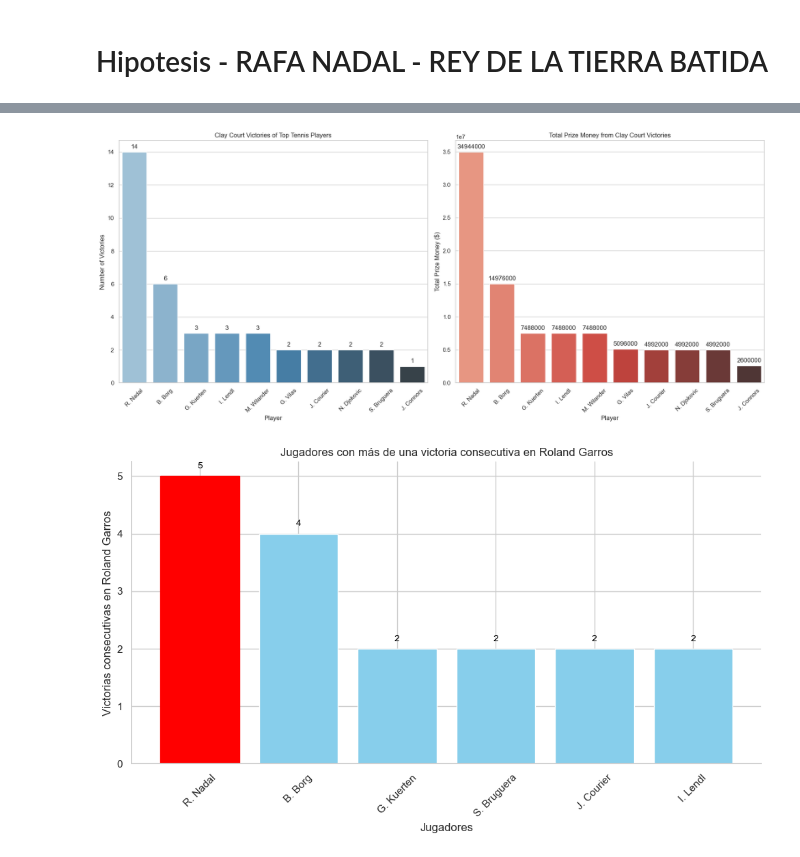
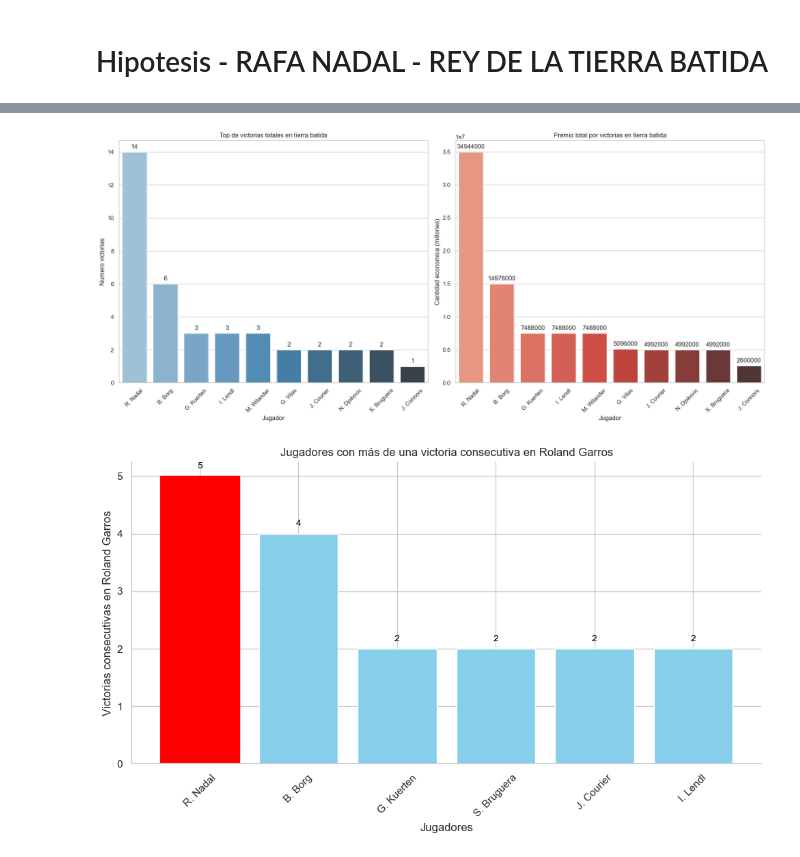
Before and after one commit to Lokhy87/EDA_entrega, a Jupyter notebook: Limpieza.ipynb, the cells around one changed output, grey strips where cells are left out. Cells and saved outputs as stored; diff of their text form; code cells hidden in the pictures.

```diff
--- a/Limpieza.ipynb
+++ b/Limpieza.ipynb
@@ -993,0 +944,17 @@ clay_victories_prizes_sorted.head(), nadal_clay_stats
+# %%
+# Filtrar los datos para torneos en superficies de tierra batida ('Clay')
+torneos_tierra = df_majors[df_majors['TOURNAMENT_SURFACE'].str.contains('Clay', case=False)]
+#torneos_tierra
+# %%
+# Contar las victorias y sumar los premios en torneos de tierra batida para cada jugador
+premios_victoria_tierra = torneos_tierra.groupby('WINNER').agg({
+    'TOURNAMENT': 'count',
+    'WINNER_PRIZE': 'sum'
+}).reset_index()
+#premios_victoria_tierra
+# %%
+premios_victoria_tierra.columns = ['Player', 'Clay Victories', 'Total Clay Prize Money']
+# %%
+# Ordenar victorias y premios en tierra batida
+premios_victoria_ordenados = premios_victoria_tierra.sort_values(by=['Clay Victories', 'Total Clay Prize Money'], ascending = [False, False])
+premios_victoria_ordenados
@@ -994,37 +990,40 @@ clay_victories_prizes_sorted.head(), nadal_clay_stats
 # %%
-# Crear un arreglo de gráficos 1x2 para comparar victorias y premios en torneos de tierra batida
-fig, axes = plt.subplots(nrows=1, ncols=2, figsize=(18, 8))
+# Gráficos 1x2
+fig, axes = plt.subplots(nrows = 1, ncols = 2, figsize = (18, 8))
 
-# Gráfico para el número de victorias en tierra batida
-sns.barplot(x='Player', y='Clay Victories', data = clay_victories_prizes_sorted.head(10), ax = axes[0], palette = 'Blues_d')
-axes[0].set_title('Clay Court Victories of Top Tennis Players')
-axes[0].set_ylabel('Number of Victories')
-axes[0].set_xlabel('Player')
+# Gráfico victorias en tierra batida
+sns.barplot(x='Player', y='Clay Victories', data = premios_victoria_ordenados.head(10), ax = axes[0], palette = 'Blues_d')
+
+axes[0].set_title('Top de victorias totales en tierra batida')
+axes[0].set_ylabel('Numero victorias')
+axes[0].set_xlabel('Jugador')
+
 axes[0].tick_params(axis = 'x', rotation = 45)
 
 for p in axes[0].patches:
     axes[0].annotate(format(p.get_height(), '.0f'),
                      (p.get_x() + p.get_width() / 2., p.get_height()),
                      ha = 'center', va = 'center',
                      xytext = (0, 10), textcoords = 'offset points')
 
-# Gráfico para el total de premios ganados en tierra batida
-sns.barplot(x = 'Player', y = 'Total Clay Prize Money', data=clay_victories_prizes_sorted.head(10), ax = axes[1], palette = 'Reds_d')
-axes[1].set_title('Total Prize Money from Clay Court Victories')
-axes[1].set_ylabel('Total Prize Money ($)')
-axes[1].set_xlabel('Player')
+# Gráfico premios ganados en tierra batida
+sns.barplot(x = 'Player', y = 'Total Clay Prize Money', data=premios_victoria_ordenados.head(10), ax = axes[1], palette = 'Reds_d')
+axes[1].set_title('Premio total por victorias en tierra batida')
+axes[1].set_ylabel('Cantidad economica (millones)')
+axes[1].set_xlabel('Jugador')
+
 axes[1].tick_params(axis = 'x', rotation = 45)
 
 for p in axes[1].patches:
     axes[1].annotate(format(p.get_height(), '.0f'),
                      (p.get_x() + p.get_width() / 2., p.get_height()),
                      ha = 'center', va = 'center',
                      xytext = (0, 10), textcoords = 'offset points')
 
 plt.tight_layout()
 plt.show()
 # %% [output]
-[figure, old version]
+[figure, new version]
 # %%
 roland_garros = df_majors[df_majors['TOURNAMENT'].str.contains('Roland Garros', case = False)]
 
```
Also changed, not shown: parts of 26 cells of this notebook.
